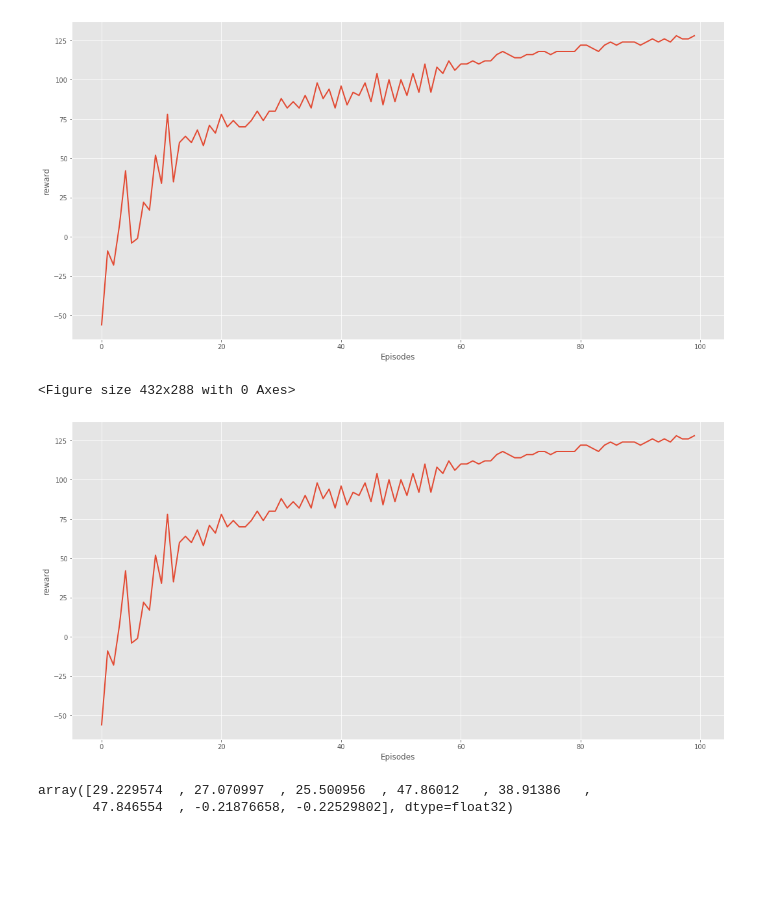
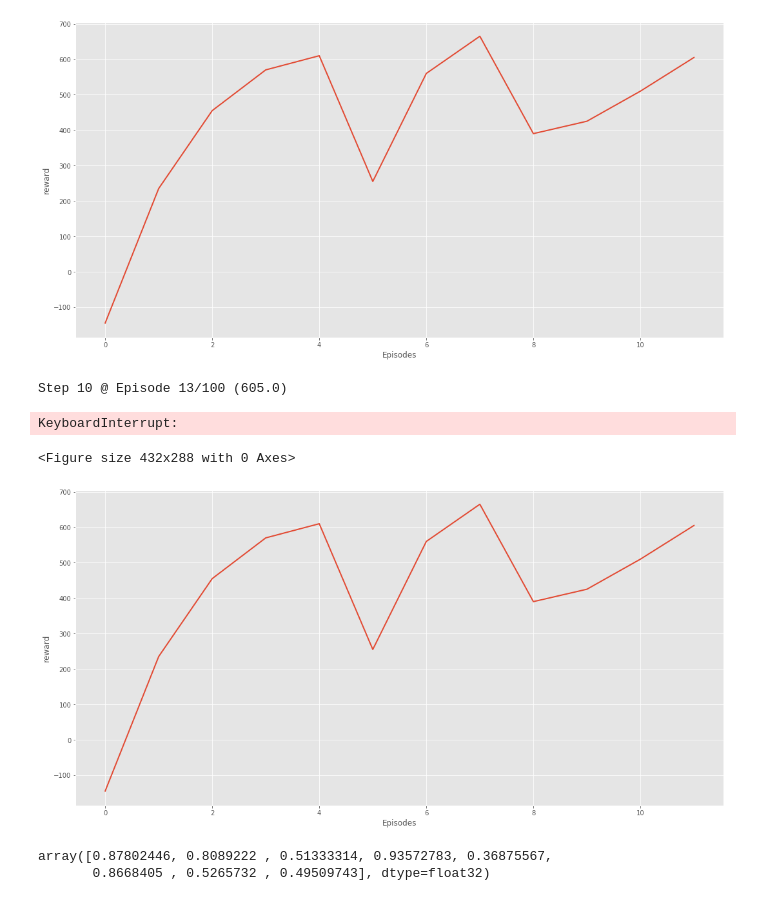
Before and after one commit to thaotrongtran/reinforcement-learning, a Jupyter notebook: Q_Learning_NN.ipynb, the cells around one changed output. Drawn from its saved outputs; the diff is of its cells as text; code cells hidden in the pictures; blank space fills up the shorter version.

```diff
--- a/Q_Learning_NN.ipynb
+++ b/Q_Learning_NN.ipynb
@@ -21,46 +21,44 @@ from lib import plotting
 
 matplotlib.style.use('ggplot')
 
-
+env = CampusEnv()
 
 class Estimator():
     #Initialize the model
     def __init__(self):
-        inputLayerSize, hiddenLayerSize, outputLayerSize = 9, 20, 1
+        inputLayerSize, hiddenLayerSize, outputLayerSize = 9, 20, 8
         self.lr = 1e-3;
         self.criterion = nn.MSELoss()
         self.losses = []  #for visulization purpose
         self.models = []
         self.optimizers = []
-        for i in range(8):
-            model = nn.Sequential(nn.Linear(inputLayerSize, hiddenLayerSize),
+        self.model = nn.Sequential(nn.Linear(inputLayerSize, hiddenLayerSize),
                                   nn.Sigmoid(),
                        nn.Linear(hiddenLayerSize, outputLayerSize)
-                       )
-            self.models.append(model)
-            opt = optim.SGD(self.models[i].parameters(), lr=self.lr)
-            self.optimizers.append(opt)
+                       ,nn.Sigmoid())
+        self.opt = optim.SGD(self.model.parameters(), lr=self.lr)
 
     #Return prediction on the state
-    def predict(self,s,a = None):
+    def predict(self,s):
         s = torch.from_numpy(s).float()
-        if not a:
-            return np.array([m(s).detach().numpy()for m in self.models]).flatten()
-        else:
-            return self.models[a](s).detach().numpy()
+        return self.model(s).detach().numpy()
 
     def update(self, s, a, y, i_episode):
         s = torch.from_numpy(s).float()
-        yhat = self.models[a](s)
+        yhat = self.model(s)[a]  #You only update based on the difference of that only one action
         #print(s)
         #print(yhat, "Q-s-a-estimated")
         y = torch.from_numpy(np.array(y)).view(1).float()
+        #yhat[a] = y[a] #Isoloate so that you only take a in
         #print(y, "TD Target")
+
+        #print(yhat, "yhat")
+        #print(y, "y")
         loss = self.criterion(y, yhat)
         #print(loss, "loss")
         loss.backward()
-        self.optimizers[a].step()
-        self.optimizers[a].zero_grad()
+        self.opt.step()
+        self.opt.zero_grad()
         self.losses.append(loss.item())
         #if i_episode%25==0:
            # clf(); fig = figure(0, (18, 9))
@@ -169,11 +167,7 @@ def q_learning(env, estimator, num_episodes, discount_factor=1.0, alpha=0.5, eps
             stats.episode_lengths[i_episode] = t
             #print(stats.episode_rewards[i_episode], "cumulative reward")
 
-            # TD Update
-            #best_next_action = np.argmax(Q[next_state])
-            #td_target = reward + discount_factor * Q[next_state][best_next_action]
-            #td_delta = td_target - Q[state][action]
-            #Q[state][action] += alpha * td_delta
+
 
             # TD Update
             q_values_next = estimator.predict(next_state)
@@ -205,18 +199,16 @@ def q_learning(env, estimator, num_episodes, discount_factor=1.0, alpha=0.5, eps
 # %%
 env = CampusEnv()
 # %%
-
 estimator = Estimator()
-stats = q_learning(env, estimator, 100, epsilon=0.0)
-
-#plotting.plot_episode_stats(stats, smoothing_window=25)
-#print(stats.episode_rewards, "stats episode rewards")
+stats = q_learning(env, estimator, 1000, epsilon=0.0)
 # %% [output]
-[figure, old version]
+[figure, new version]
-<Figure size 432x288 with 0 Axes>
+Step 10 @ Episode 13/100 (605.0)
+KeyboardInterrupt:
+<Figure size 432x288 with 0 Axes>
-[figure, old version]
+[figure, new version]
 # %%
 estimator.predict(np.array([3,0,0,5,9,0,0,0,4]))
 # %% [output]
-array([29.229574  , 27.070997  , 25.500956  , 47.86012   , 38.91386   ,
-       47.846554  , -0.21876658, -0.22529802], dtype=float32)
+array([0.87802446, 0.8089222 , 0.51333314, 0.93572783, 0.36875567,
+       0.8668405 , 0.5265732 , 0.49509743], dtype=float32)
```
Also changed, not shown: 2 other files.
